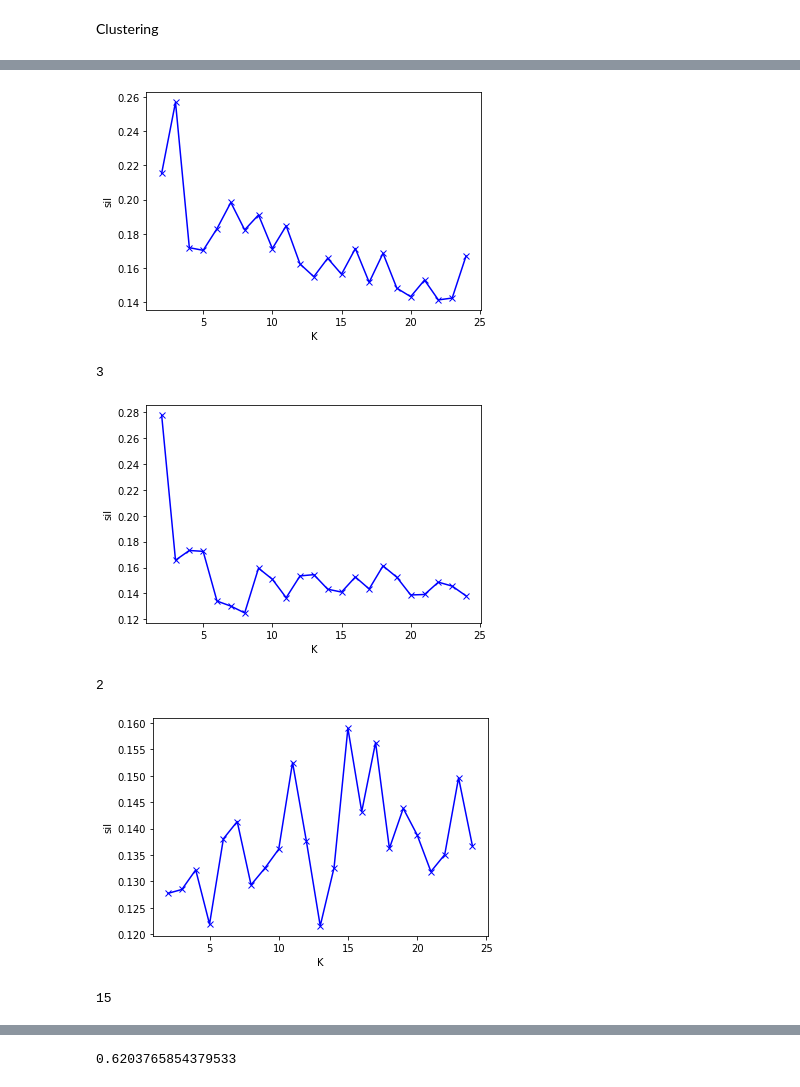
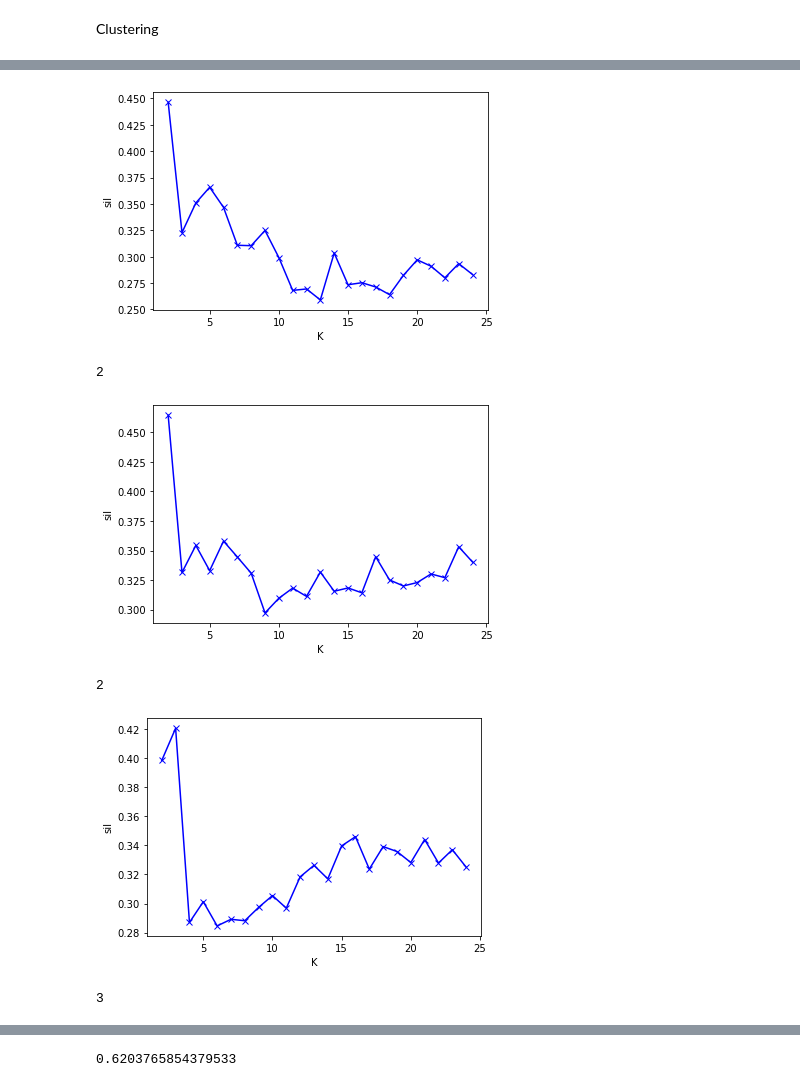
Before and after one commit to arkha98/tugas_akhir_spotify, a Jupyter notebook: tugas_akhir.ipynb, the cells around one changed output, grey strips where cells are left out. Cells and saved outputs as stored; diff of their text form; code cells hidden in the pictures.

```diff
--- a/tugas_akhir.ipynb
+++ b/tugas_akhir.ipynb
@@ -330,32 +330,32 @@ print(k)
 2
 # %%
-df_1980_std = scaler_spotify(df_1980, attribute_spotify)
+df_1980_std = scaler_spotify(df_1980, attribute_spotify_high_corr)
 k = optimal_kmeans(df_1980_std)
 df_1980_cd = KMeans(n_clusters=k).fit_predict(df_1980_std)
 df_1980_cluster = df_1980.copy()
 df_1980_cluster['cluster'] = df_1980_cd
 print(k)
 # %% [output]
-[figure, old version]
+[figure, new version]
-3
+2
 # %%
-df_1990_std = scaler_spotify(df_1990, attribute_spotify)
+df_1990_std = scaler_spotify(df_1990, attribute_spotify_high_corr)
 k = optimal_kmeans(df_1990_std)
 df_1990_cd = KMeans(n_clusters=k).fit_predict(df_1990_std)
 df_1990_cluster = df_1990.copy()
 df_1990_cluster['cluster'] = df_1990_cd
 print(k)
 # %% [output]
-[figure, old version]
+[figure, new version]
 2
 # %%
-df_2000_std = scaler_spotify(df_2000, attribute_spotify)
+df_2000_std = scaler_spotify(df_2000, attribute_spotify_high_corr)
 k = optimal_kmeans(df_2000_std)
 df_2000_cd = KMeans(n_clusters=k).fit_predict(df_2000_std)
 df_2000_cluster = df_2000.copy()
 df_2000_cluster['cluster'] = df_2000_cd
 print(k)
 # %% [output]
-[figure, old version]
+[figure, new version]
-15
+3
 # %%
```
Also changed, not shown: parts of 18 cells of this notebook.
